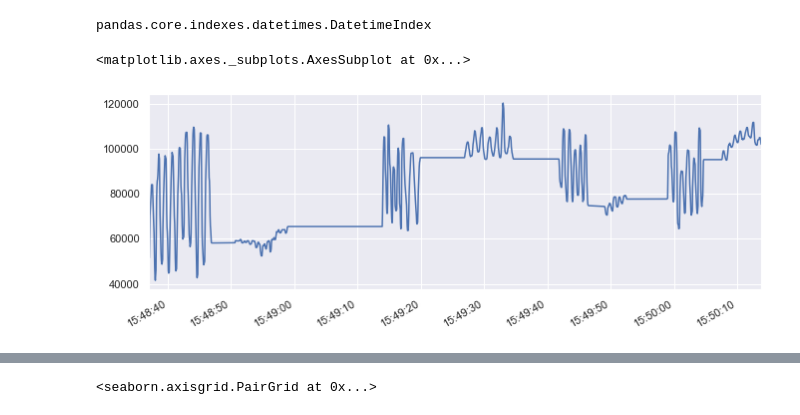
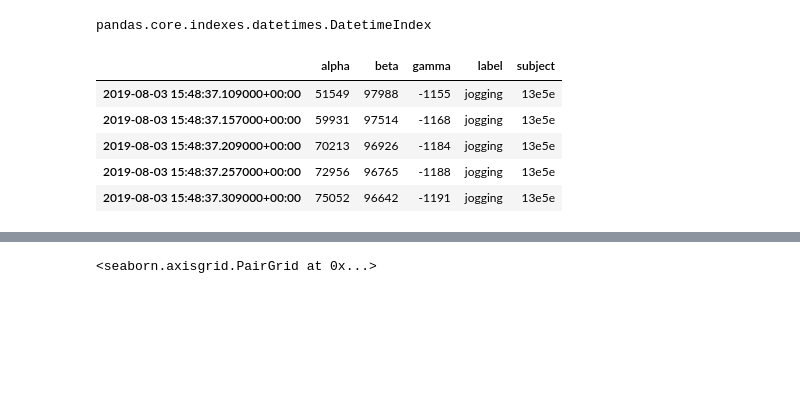
Before and after one commit to ma-rius/sensor-classification, a Jupyter notebook: sensor_classification.ipynb, the cells around one changed output, grey strips where cells are left out. Cells and saved outputs as stored; diff of their text form; code cells hidden in the pictures; blank space fills up the shorter version.

```diff
--- a/sensor_classification.ipynb
+++ b/sensor_classification.ipynb
@@ -58,10 +58,14 @@ sensor_data.shape
 type(sensor_data.index)
 # %% [output]
 pandas.core.indexes.datetimes.DatetimeIndex
+# %%
+sensor_data.head()
+# %% [output]
+|  | alpha | beta | gamma | label | subject |
+| 2019-08-03 15:48:37.109000+00:00 | 51549 | 97988 | -1155 | jogging | 13e5e |
+| 2019-08-03 15:48:37.157000+00:00 | 59931 | 97514 | -1168 | jogging | 13e5e |
+| 2019-08-03 15:48:37.209000+00:00 | 70213 | 96926 | -1184 | jogging | 13e5e |
+| 2019-08-03 15:48:37.257000+00:00 | 72956 | 96765 | -1188 | jogging | 13e5e |
+| 2019-08-03 15:48:37.309000+00:00 | 75052 | 96642 | -1191 | jogging | 13e5e |
 # %%
 sns.set(rc={'figure.figsize':(11, 4)})
-
-sensor_data['alpha'].plot()
-# %% [output]
-<matplotlib.axes._subplots.AxesSubplot at 0x...>
-[figure, removed]
```
Also changed, not shown: parts of 17 cells of this notebook.
